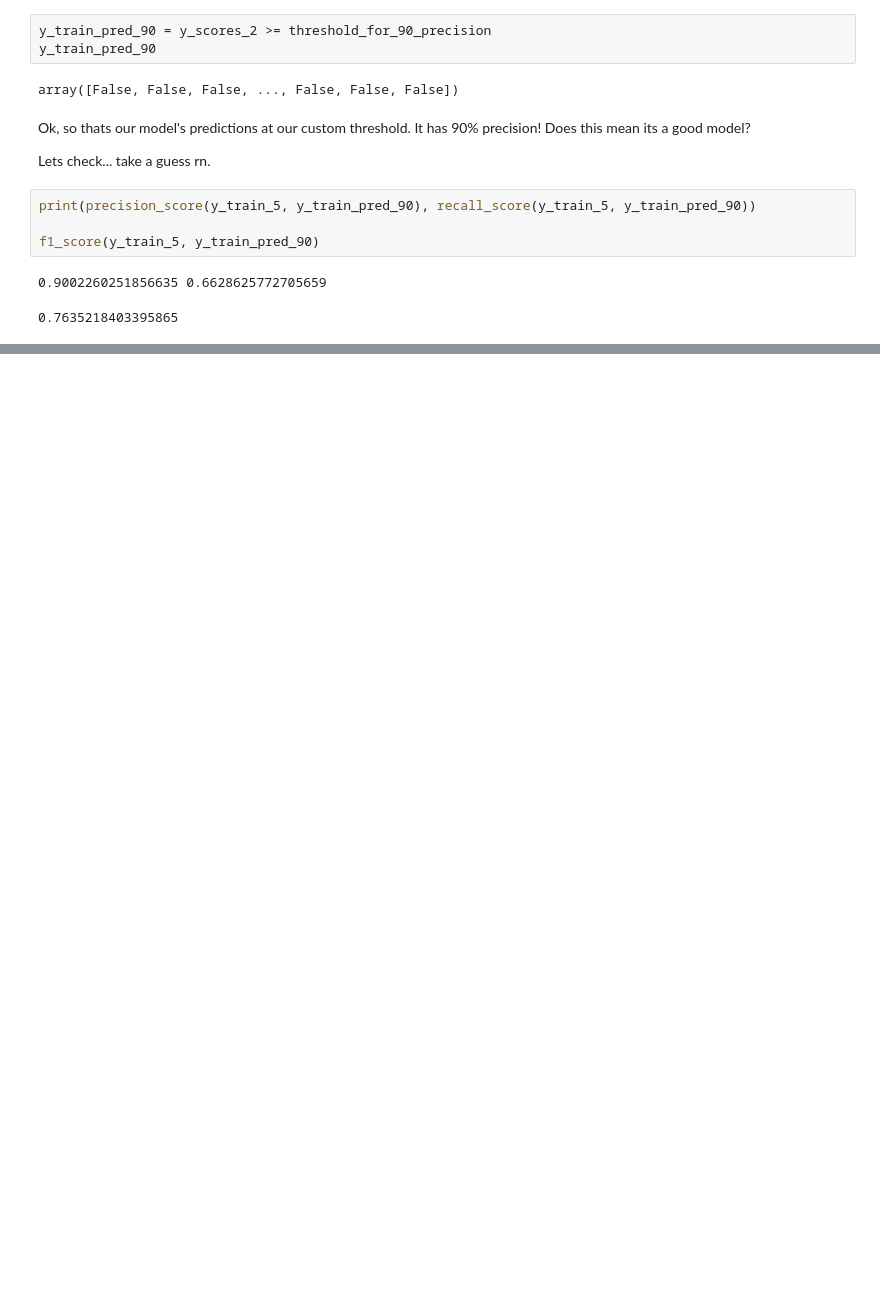
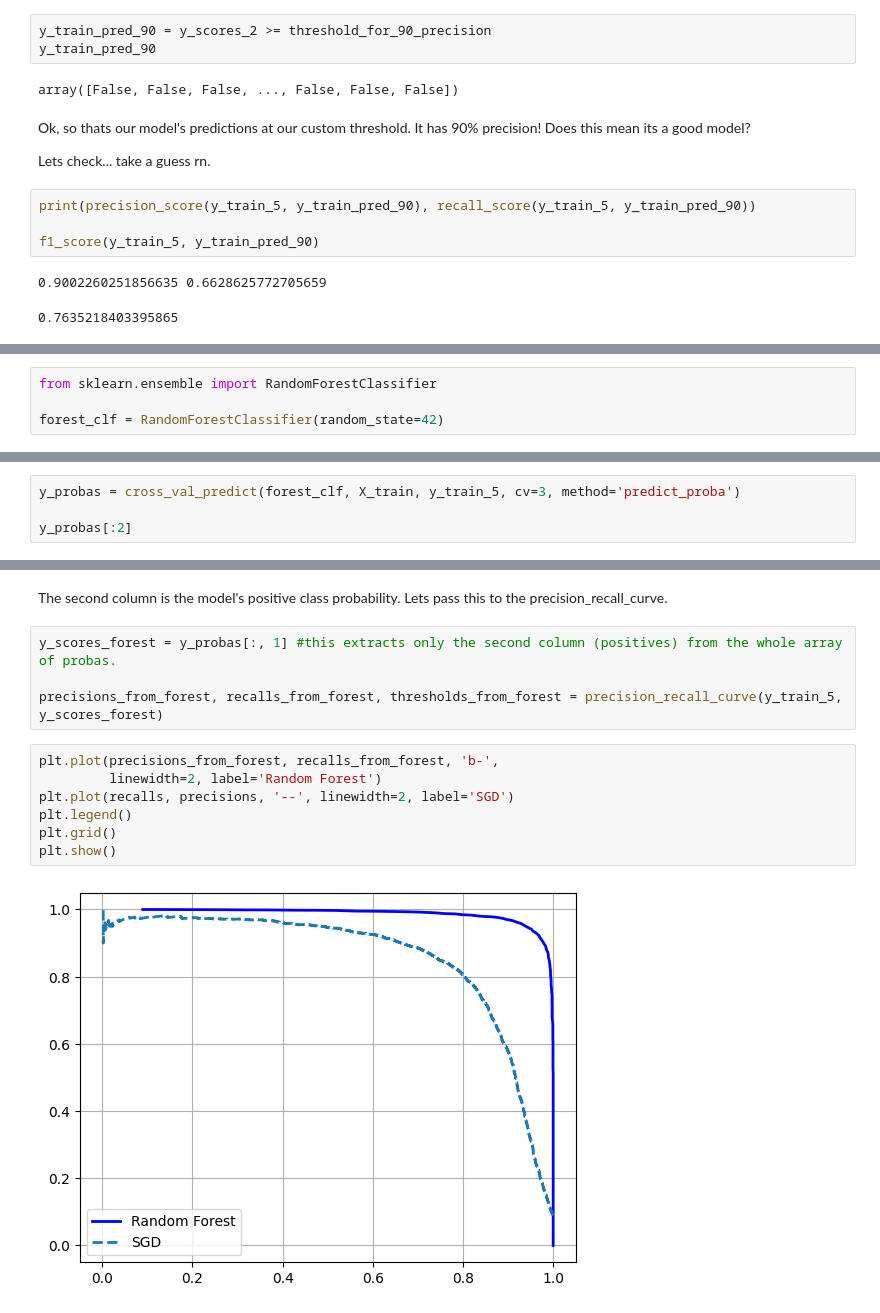
Before and after one commit to philbeet/ClassificationMNIST, a Jupyter notebook: binary-classif.ipynb, the cells around one changed output, grey strips where cells are left out. Saved outputs shown, nothing was run; the diff lists cells and outputs as text; blank space fills up the shorter version.

```diff
--- a/binary-classif.ipynb
+++ b/binary-classif.ipynb
@@ -354,0 +433,4 @@ Always remember, if *if someone says LETS GET 99% PRECISION, ask yourself, **at
+# %%
+from sklearn.ensemble import RandomForestClassifier
+
+forest_clf = RandomForestClassifier(random_state=42)
@@ -354,0 +445,4 @@ Always remember, if *if someone says LETS GET 99% PRECISION, ask yourself, **at
+# %%
+y_probas = cross_val_predict(forest_clf, X_train, y_train_5, cv=3, method='predict_proba')
+
+y_probas[:2]
@@ -354,0 +458,15 @@ Always remember, if *if someone says LETS GET 99% PRECISION, ask yourself, **at
+# %% [markdown]
+The second column is the model's positive class probability. Lets pass this to the precision_recall_curve.
+# %%
+y_scores_forest = y_probas[:, 1] #this extracts only the second column (positives) from the whole array of probas.
+
+precisions_from_forest, recalls_from_forest, thresholds_from_forest = precision_recall_curve(y_train_5, y_scores_forest)
+# %%
+plt.plot(precisions_from_forest, recalls_from_forest, 'b-',
+         linewidth=2, label='Random Forest')
+plt.plot(recalls, precisions, '--', linewidth=2, label='SGD')
+plt.legend()
+plt.grid()
+plt.show()
+# %% [output]
+[figure, added]
```
Also changed, not shown: parts of 12 cells of this notebook.
